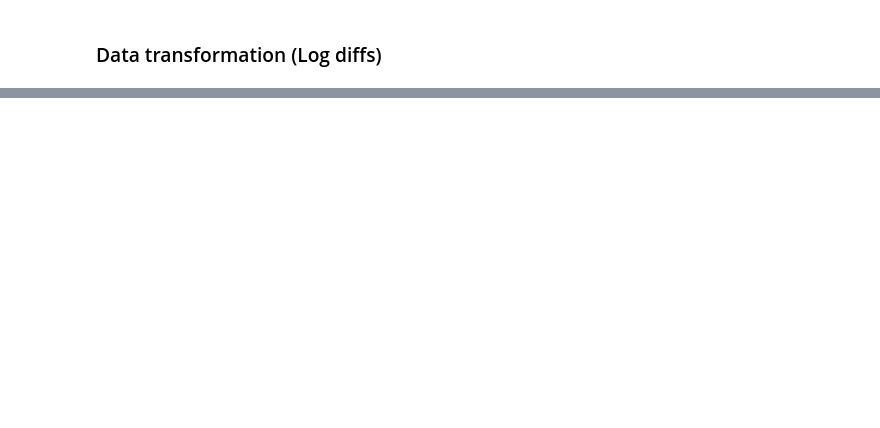
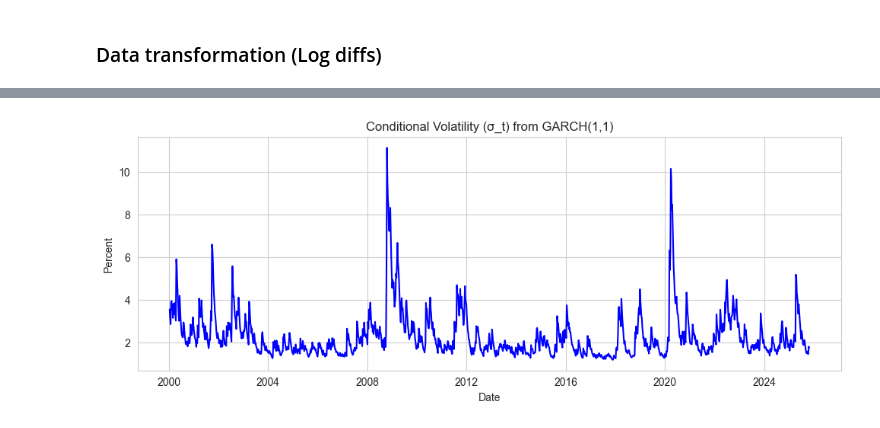
Before and after one commit to emschutt/Financial-Econometrics-Project, a Jupyter notebook: Data.ipynb, the cells around one changed output, grey strips where cells are left out. Drawn from its saved outputs; the diff is of its cells as text; code cells hidden in the pictures; blank space fills up the shorter version.

Commit message:
FUP commit with ARMA, GARCH, VAR and IRF

```diff
--- a/Data.ipynb
+++ b/Data.ipynb
@@ -132,0 +282,26 @@ for column in data_chg.columns:
+# %%
+#!pip install arch
+from arch import arch_model
+import matplotlib.pyplot as plt
+import os
+
+# Residuals from best ARMA(0,3)
+residuals = best_res.resid.dropna()
+
+# Fit GARCH(1,1) on returns (mean zero specification)
+am = arch_model(residuals * 100, vol='GARCH', p=1, q=1, mean='Zero')
+garch_res = am.fit(disp='off')
+
+print(garch_res.summary())
+
+# Plot conditional volatility
+plt.figure(figsize=(10, 4))
+plt.plot(garch_res.conditional_volatility, color='blue')
+plt.title('Conditional Volatility (σ_t) from GARCH(1,1)')
+plt.ylabel('Percent')
+plt.xlabel('Date')
+plt.tight_layout()
+plt.show()
+
+#garch_res.summary().to_csv("/Users/eduardo/Desktop/FinancialEconometrics/garchsummary.csv")
+# %% [output]
@@ -132,0 +325 @@ for column in data_chg.columns:
+[figure, added]
```
Also changed, not shown: parts of 16 cells of this notebook.
